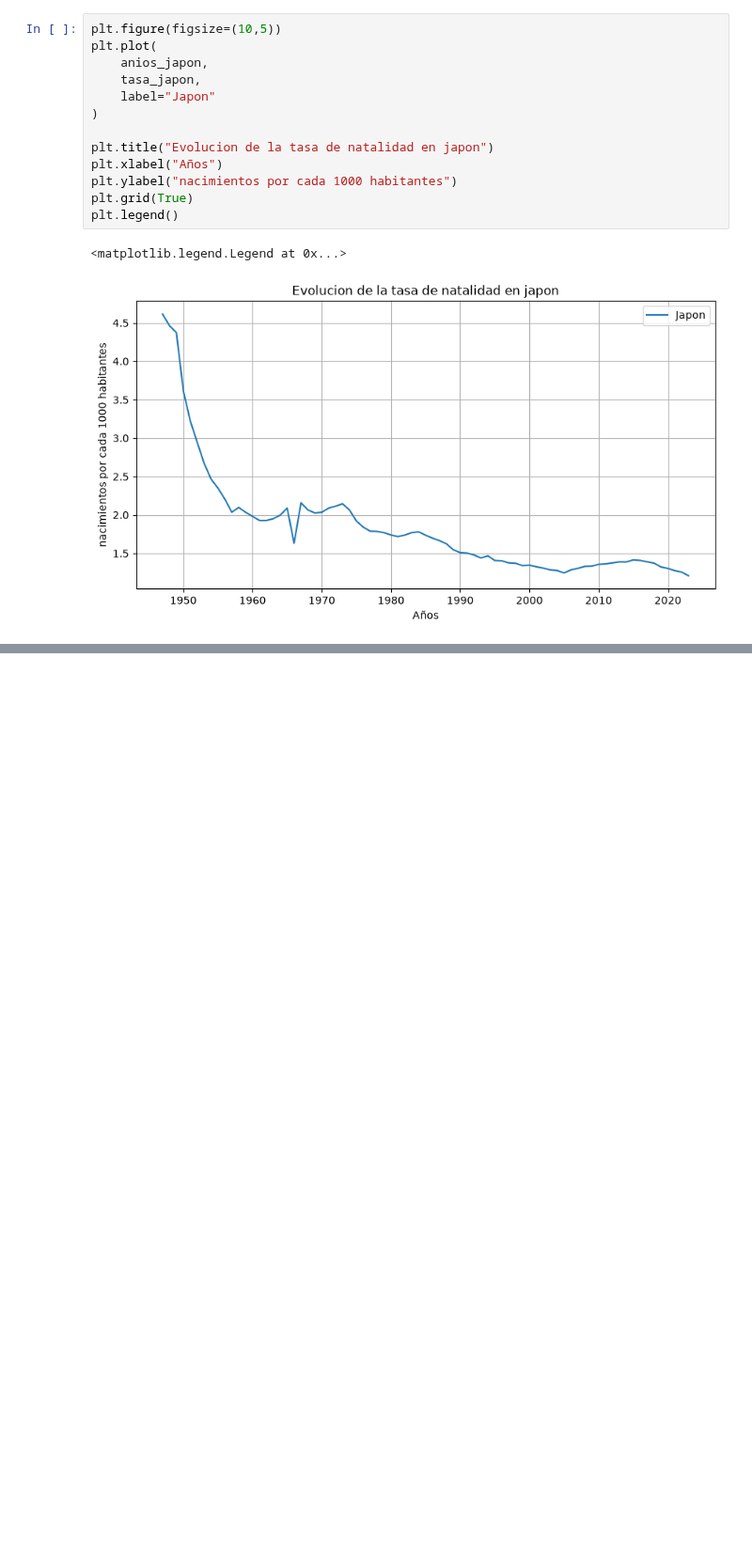
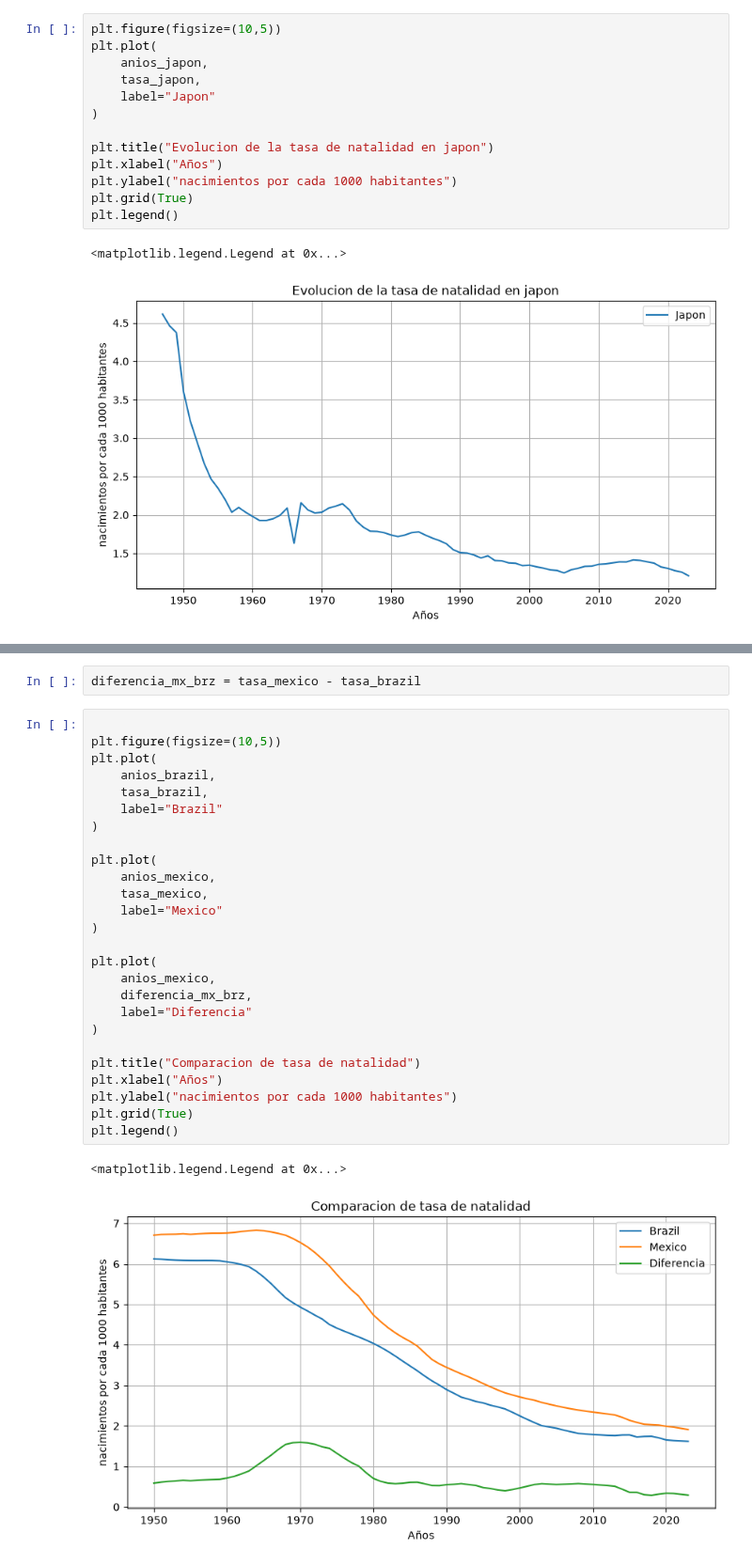
Before and after one commit to sebastianhernandez206/Big_Data, a Jupyter notebook: U1_1_Probabilidad_estadistica/notebooks/03_fertility_rate.ipynb, the cells around one changed output, grey strips where cells are left out. Shown at 94% size. Cells and saved outputs as stored; diff of their text form; blank space fills up the shorter version.

```diff
--- a/U1_1_Probabilidad_estadistica/notebooks/03_fertility_rate.ipynb
+++ b/U1_1_Probabilidad_estadistica/notebooks/03_fertility_rate.ipynb
@@ -111,0 +235,31 @@ plt.legend()
+# %%
+diferencia_mx_brz = tasa_mexico - tasa_brazil
+# %%
+
+plt.figure(figsize=(10,5))
+plt.plot(
+    anios_brazil,
+    tasa_brazil,
+    label="Brazil"
+)
+
+plt.plot(
+    anios_mexico,
+    tasa_mexico,
+    label="Mexico"
+)
+
+plt.plot(
+    anios_mexico,
+    diferencia_mx_brz,
+    label="Diferencia"
+)
+
+plt.title("Comparacion de tasa de natalidad")
+plt.xlabel("Años")
+plt.ylabel("nacimientos por cada 1000 habitantes")
+plt.grid(True)
+plt.legend()
+# %% [output]
+<matplotlib.legend.Legend at 0x...>
+[figure, added]
```
Also changed, not shown: parts of 17 cells of this notebook.
